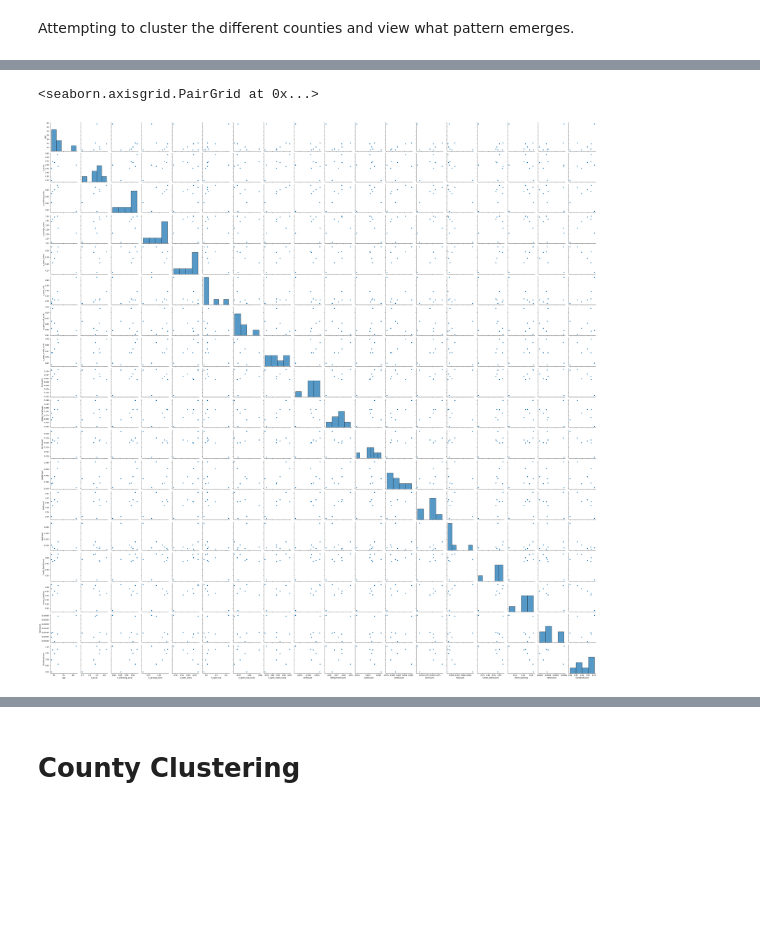
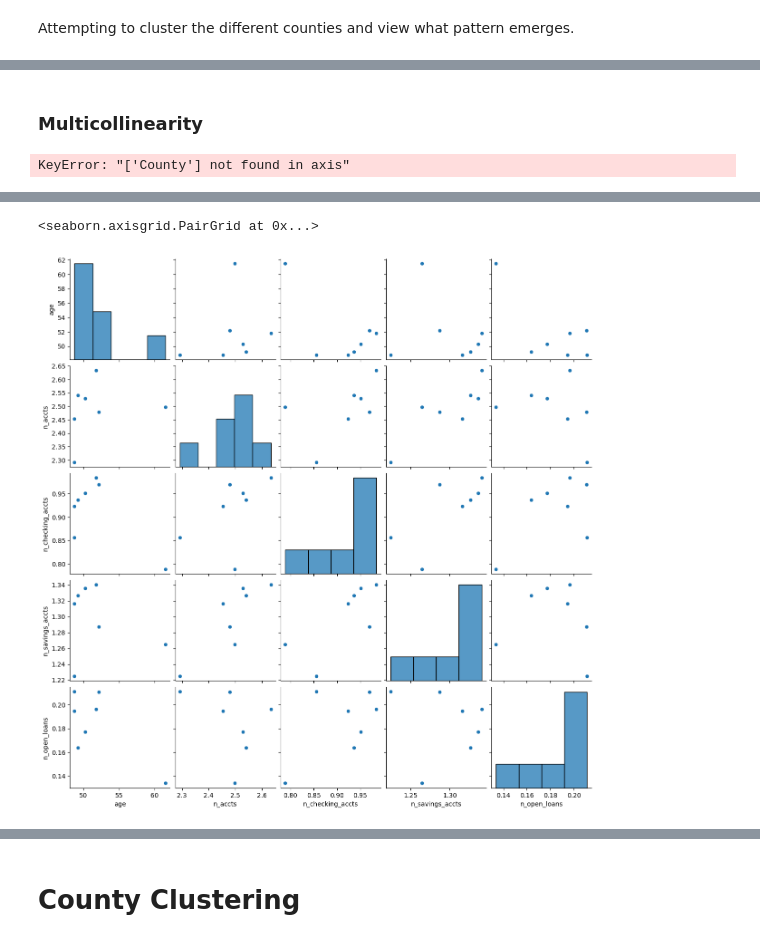
Before and after one commit to perezjovany/Addition-Financial-Competition-23-24, a Jupyter notebook: member_county_cluster.ipynb, the cells around one changed output, grey strips where cells are left out. Saved outputs shown, nothing was run; the diff lists cells and outputs as text; code cells hidden in the pictures; blank space fills up the shorter version.

```diff
--- a/member_county_cluster.ipynb
+++ b/member_county_cluster.ipynb
@@ -166,6 +166,42 @@ data_for_clustering.head()
 | 2 | 38 | 2 | 0 | 1 | 0 | 0 | 1 | ... |
 | 3 | 67 | 1 | 0 | 1 | 1 | 0 | 0 | ... |
 | 4 | 47 | 3 | 2 | 1 | 0 | 0 | 0 | ... |
+# %% [markdown]
+### Multicollinearity
+# %%
+import statsmodels.api as sm
+from statsmodels.stats.outliers_influence import variance_inflation_factor
+import matplotlib.pyplot as plt
+
+# Creating a copy of branch_level_data for VIF calculation
+member_level_df_copy = data_for_clustering.copy()
+
+# Dropping non-numeric columns for VIF calculation
+features = member_level_df_copy.drop(columns=['County'])
+
+vif_data = pd.DataFrame()
+vif_data["Variable"] = features.columns
+vif_data["VIF"] = [variance_inflation_factor(features.values, i) for i in range(features.shape[1])]
+print(vif_data)
+
+# Dropping a column from the copy for regression analysis
+X = features.drop(columns=['ATM'])
+y = member_level_df_copy['ATM']
+X = sm.add_constant(X)  # Adding a constant for the intercept
+
+model = sm.OLS(y, X).fit()
+predictions = model.predict(X)
+residuals = y - predictions
+
+# Plotting Residuals vs Predicted Values
+plt.scatter(predictions, residuals)
+plt.xlabel('Predicted values')
+plt.ylabel('Residuals')
+plt.title('Residuals vs Predicted Values')
+plt.axhline(y=0, color='r', linestyle='-')  # Adding a horizontal line at y=0 for reference
+plt.show()
+# %% [output]
+KeyError: "['County'] not found in axis"
 # %%
 # Group by county and average the values
 data_for_clustering = data_for_clustering.groupby('County').mean()
@@ -181,11 +217,11 @@ data_for_clustering.head()
 # %%
 import seaborn as sns
 
 # Plot the data
-sns.pairplot(data_for_clustering)
+sns.pairplot(data_for_clustering.iloc[:, 0:5])
 # %% [output]
 <seaborn.axisgrid.PairGrid at 0x...>
-[figure, old version]
+[figure, new version]
 # %%
 from sklearn.preprocessing import MinMaxScaler
 
```
Also changed, not shown: parts of 1 cell of this notebook, 3 other files.
